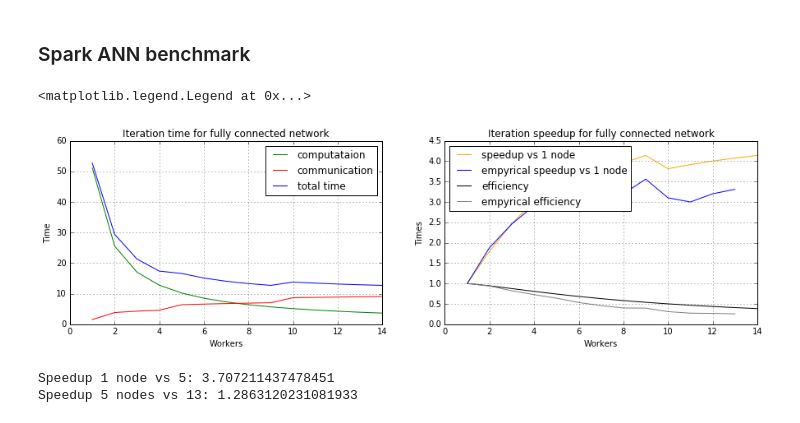
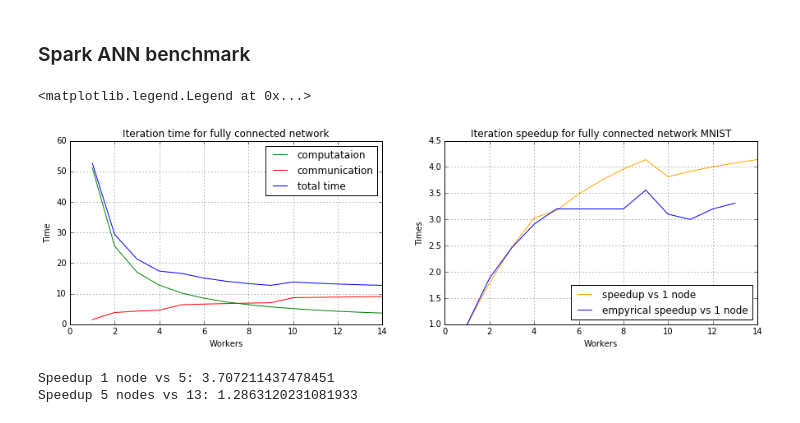
Before and after one commit to avulanov/scalability, a Jupyter notebook: deep-learning.ipynb, the cells around one changed output. Saved outputs shown, nothing was run; the diff lists cells and outputs as text; code cells hidden in the pictures.

```diff
--- a/deep-learning.ipynb
+++ b/deep-learning.ipynb
@@ -176,40 +208,36 @@ weights = weights * 2
 flops = flops * 2
 tcpData = np.vectorize(tcp)(n, flops, p)
 tcmData = np.vectorize(tcm_spark)(n, weights, b)
 tData = np.vectorize(t_spark)(n, weights, flops, b, p)
 plt.figure(1, figsize=(15, 4))
 plt.subplot(121)
 ax = plt.gca()
 ax.grid(True)
 leg1, = plt.plot(n,tcpData, color="green", label='computataion')
 leg2, = plt.plot(n,tcmData, color="red", label='communication')
 leg3, = plt.plot(n, tData, color="blue", label='total time')
 plt.ylabel("Time")
 plt.xlabel("Workers")
 plt.title("Iteration time for fully connected network")
 plt.legend(handles=[leg1, leg2, leg3])
 # speedup plot
 plt.subplot(122)
 ax = plt.gca()
 ax.grid(True)
 sData = np.vectorize(s_spark)(1, n, weights, flops, b, p)
 srData = np.vectorize(sr)(r, weights, flops, b, p)
 eData = np.vectorize(e)(1, n, weights, flops, b, p)
 leg1, = plt.plot(n,sData, color="orange", label='speedup vs 1 node')
 leg2, = plt.plot([1,2,3,4,5,6,7,8,9,10,11,12,13],
                  [1, 1.88, 2.46, 2.91, 3.2, 3.2, 3.2, 3.2, 3.56, 3.1, 3, 3.2, 3.31],
                  color="blue", label='empyrical speedup vs 1 node')
-leg3, = plt.plot(n,eData, color="black", label='efficiency')
-leg4, = plt.plot([1,2,3,4,5,6,7,8,9,10,11,12,13],
-                 [1, 1.88/2, 2.46/3, 2.91/4, 3.2/5, 3.2/6, 3.2/7, 3.2/8, 3.56/9, 3.1/10, 3/11, 3.2/12, 3.31/13],
-                 color="grey", label='empyrical efficiency')
 plt.ylabel("Times")
 plt.xlabel("Workers")
-plt.title("Iteration speedup for fully connected network")
-plt.legend(handles=[leg1, leg2, leg3, leg4], loc=2)
+plt.title("Iteration speedup for fully connected network MNIST")
+plt.legend(handles=[leg1, leg2], loc=4)
 # %% [output]
 <matplotlib.legend.Legend at 0x...>
-[figure, old version]
+[figure, new version]
 # %%
 print("Speedup 1 node vs 5:", t(1, weights, flops, b, p) / t(5,  weights, flops, b, p))
 print("Speedup 5 nodes vs 13:", t_spark(5, weights, flops, b, p) / t_spark(13,  weights, flops, b, p))
```
Also changed, not shown: parts of 4 cells of this notebook.
